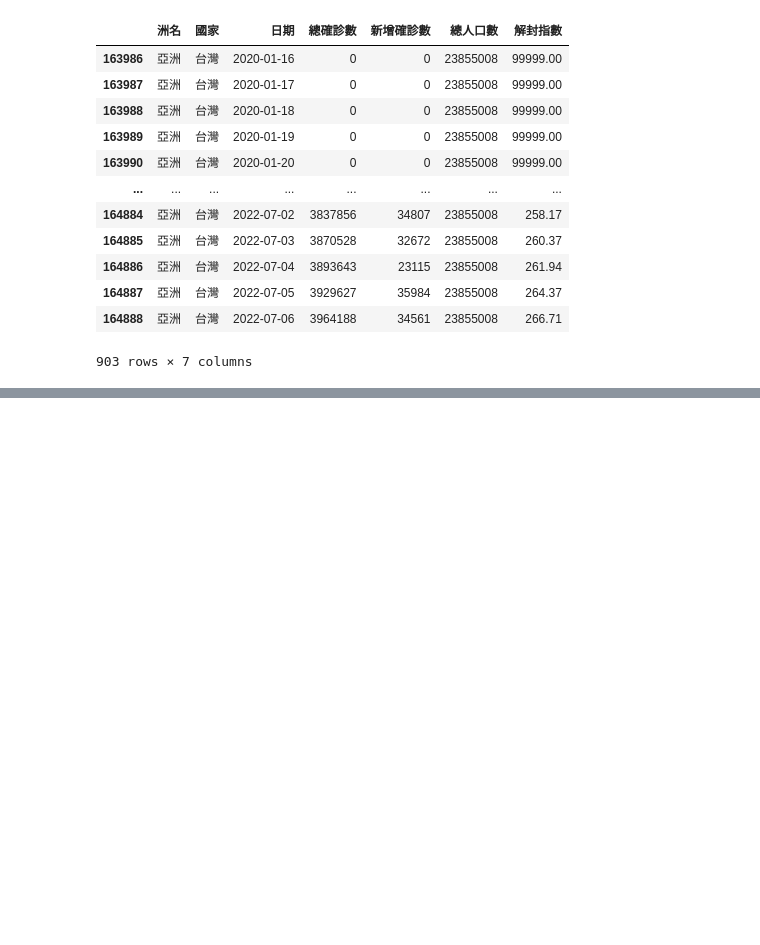
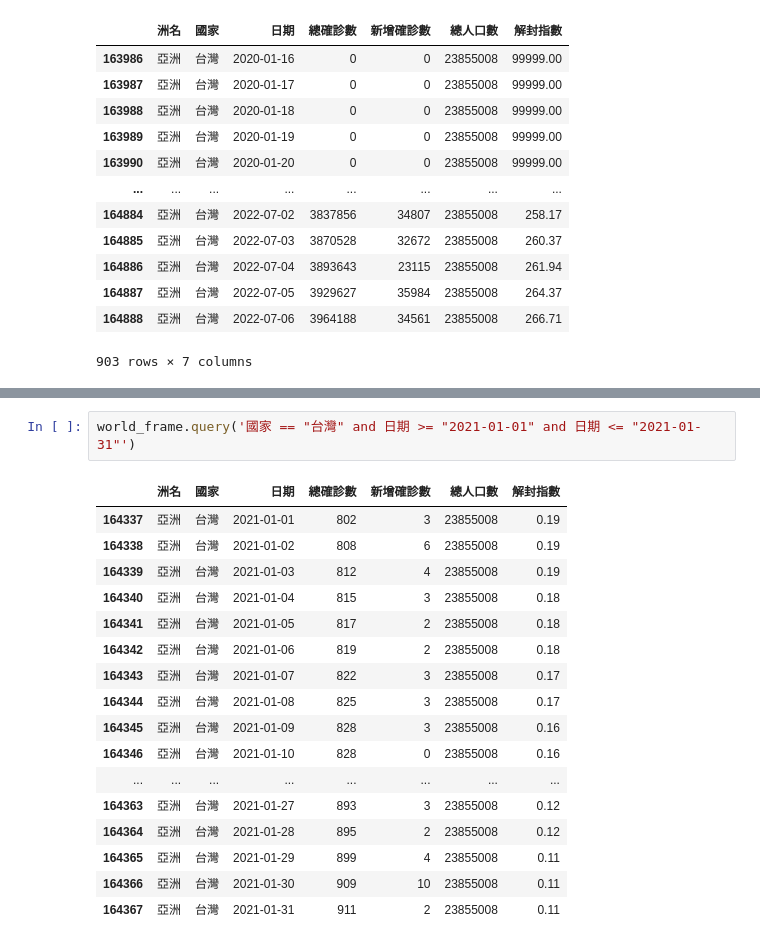
Before and after one commit to Lainie888/2023_07_27, a Jupyter notebook: lesson18_1.ipynb, the cells around one changed output, grey strips where cells are left out. Drawn from its saved outputs; the diff is of its cells as text; blank space fills up the shorter version.

```diff
--- a/lesson18_1.ipynb
+++ b/lesson18_1.ipynb
@@ -106,0 +173,20 @@ world_frame[world_frame["國家"]  == "台灣"]
+# %%
+world_frame.query('國家 == "台灣" and 日期 >= "2021-01-01" and 日期 <= "2021-01-31"')
+# %% [output]
+|  | 洲名 | 國家 | 日期 | 總確診數 | 新增確診數 | 總人口數 | 解封指數 |
+| 164337 | 亞洲 | 台灣 | 2021-01-01 | 802 | 3 | 23855008 | 0.19 |
+| 164338 | 亞洲 | 台灣 | 2021-01-02 | 808 | 6 | 23855008 | 0.19 |
+| 164339 | 亞洲 | 台灣 | 2021-01-03 | 812 | 4 | 23855008 | 0.19 |
+| 164340 | 亞洲 | 台灣 | 2021-01-04 | 815 | 3 | 23855008 | 0.18 |
+| 164341 | 亞洲 | 台灣 | 2021-01-05 | 817 | 2 | 23855008 | 0.18 |
+| 164342 | 亞洲 | 台灣 | 2021-01-06 | 819 | 2 | 23855008 | 0.18 |
+| 164343 | 亞洲 | 台灣 | 2021-01-07 | 822 | 3 | 23855008 | 0.17 |
+| 164344 | 亞洲 | 台灣 | 2021-01-08 | 825 | 3 | 23855008 | 0.17 |
+| 164345 | 亞洲 | 台灣 | 2021-01-09 | 828 | 3 | 23855008 | 0.16 |
+| 164346 | 亞洲 | 台灣 | 2021-01-10 | 828 | 0 | 23855008 | 0.16 |
+| ... | ... | ... | ... | ... | ... | ... | ... |
+| 164363 | 亞洲 | 台灣 | 2021-01-27 | 893 | 3 | 23855008 | 0.12 |
+| 164364 | 亞洲 | 台灣 | 2021-01-28 | 895 | 2 | 23855008 | 0.12 |
+| 164365 | 亞洲 | 台灣 | 2021-01-29 | 899 | 4 | 23855008 | 0.11 |
+| 164366 | 亞洲 | 台灣 | 2021-01-30 | 909 | 10 | 23855008 | 0.11 |
+| 164367 | 亞洲 | 台灣 | 2021-01-31 | 911 | 2 | 23855008 | 0.11 |
```
Also changed, not shown: parts of 9 cells of this notebook, 2 other files.
